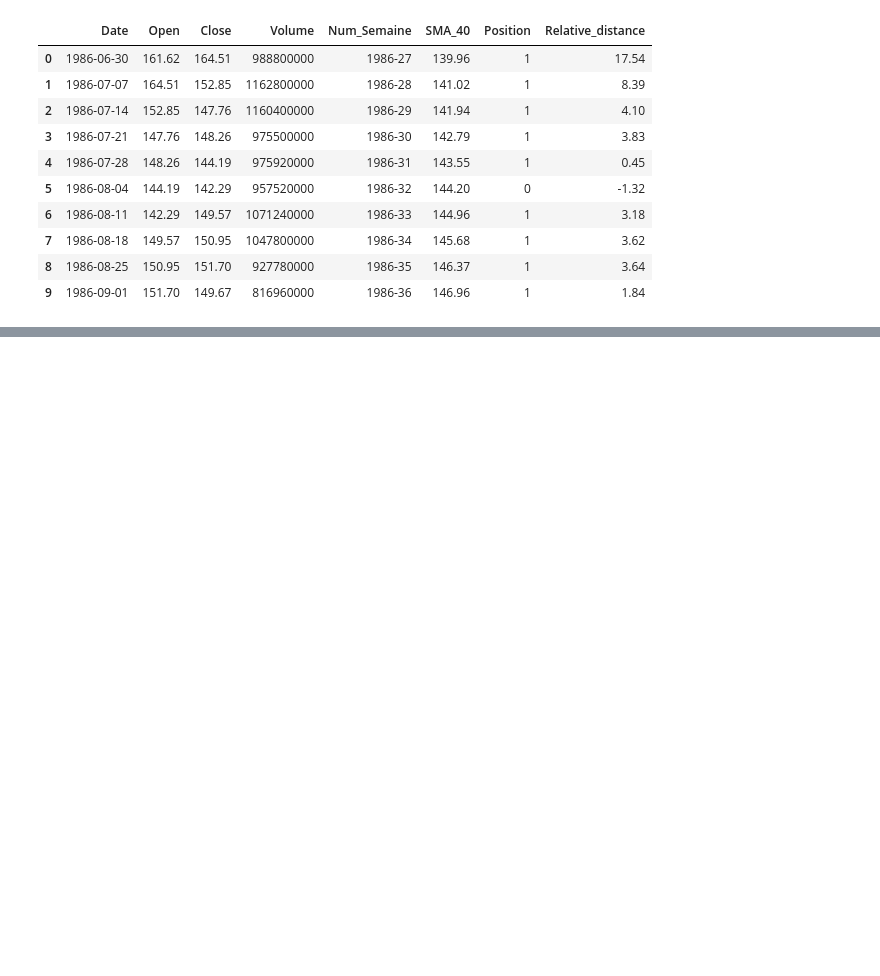
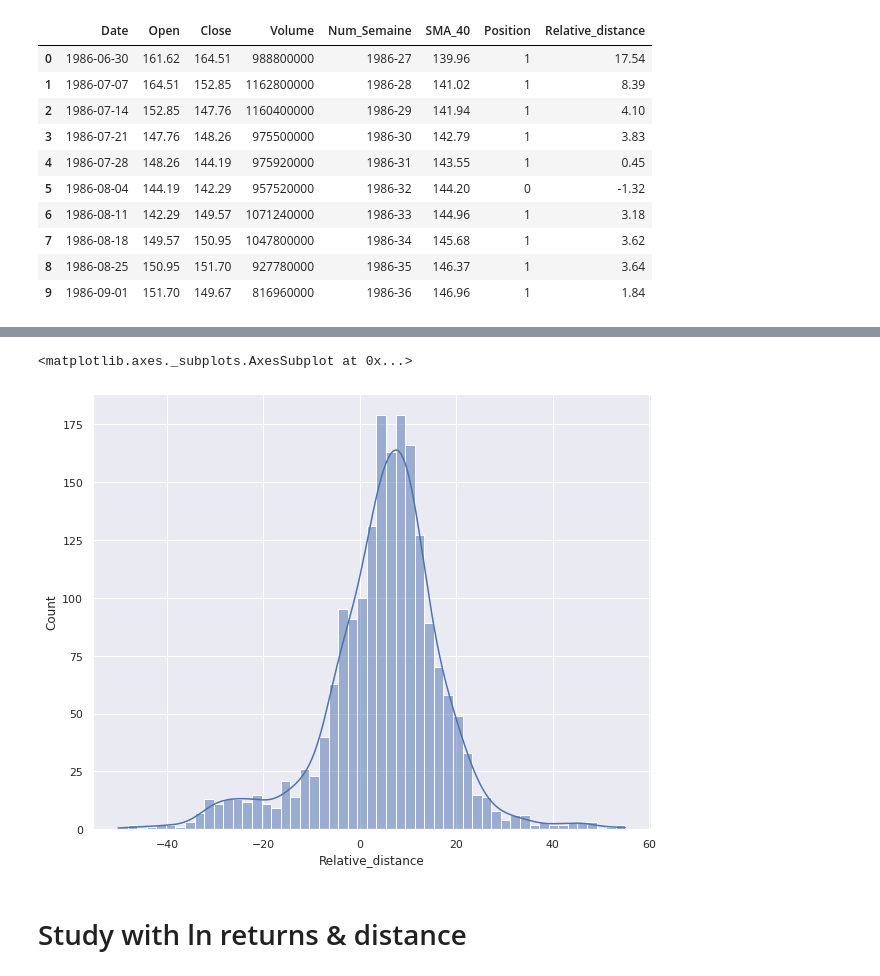
Before and after one commit to AxelRK200/trend_finder_dataiku, a Jupyter notebook: Exploration/Weekly_MA.ipynb, the cells around one changed output, grey strips where cells are left out. Cells and saved outputs as stored; diff of their text form; code cells hidden in the pictures; blank space fills up the shorter version.

```diff
--- a/Exploration/Weekly_MA.ipynb
+++ b/Exploration/Weekly_MA.ipynb
@@ -111,0 +122,7 @@ hist.head(10)
+# %%
+sns.histplot(data=hist, x="Relative_distance", kde=True)
+# %% [output]
+<matplotlib.axes._subplots.AxesSubplot at 0x...>
+[figure, added]
+# %% [markdown]
+# Study with ln returns & distance
```
Also changed, not shown: parts of 14 cells of this notebook.
